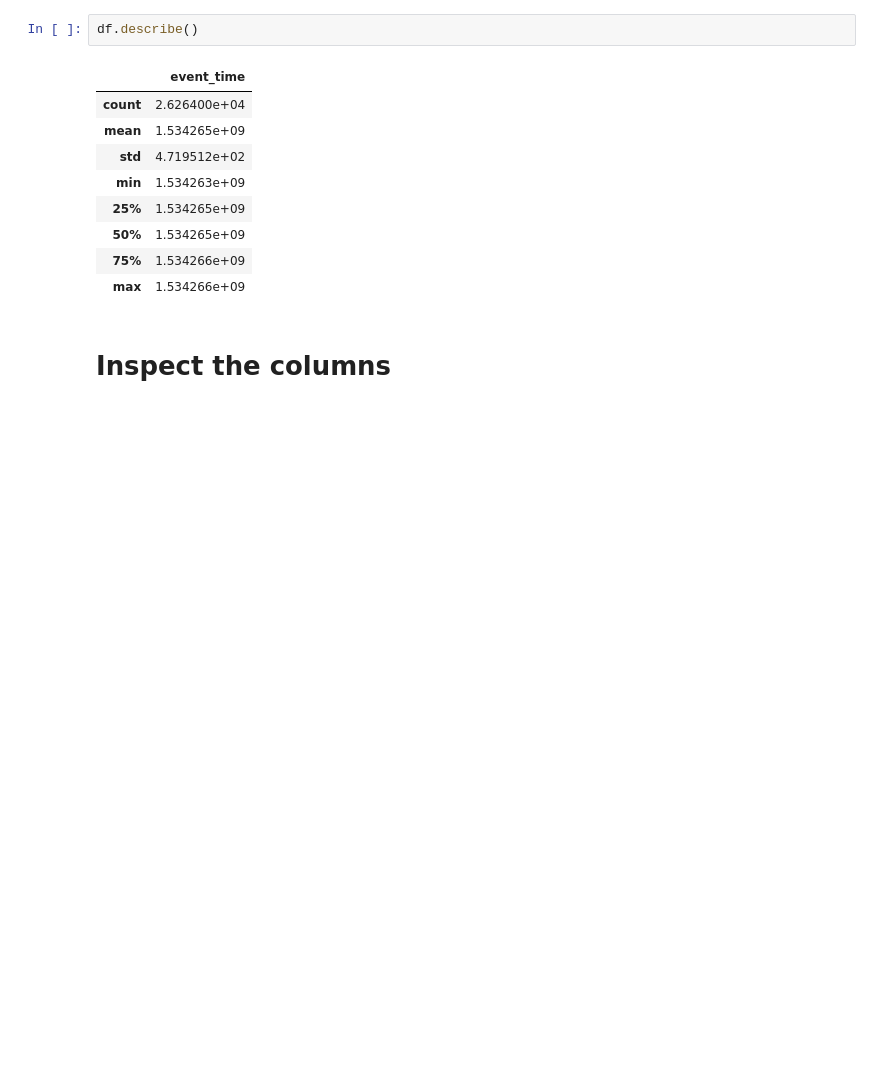
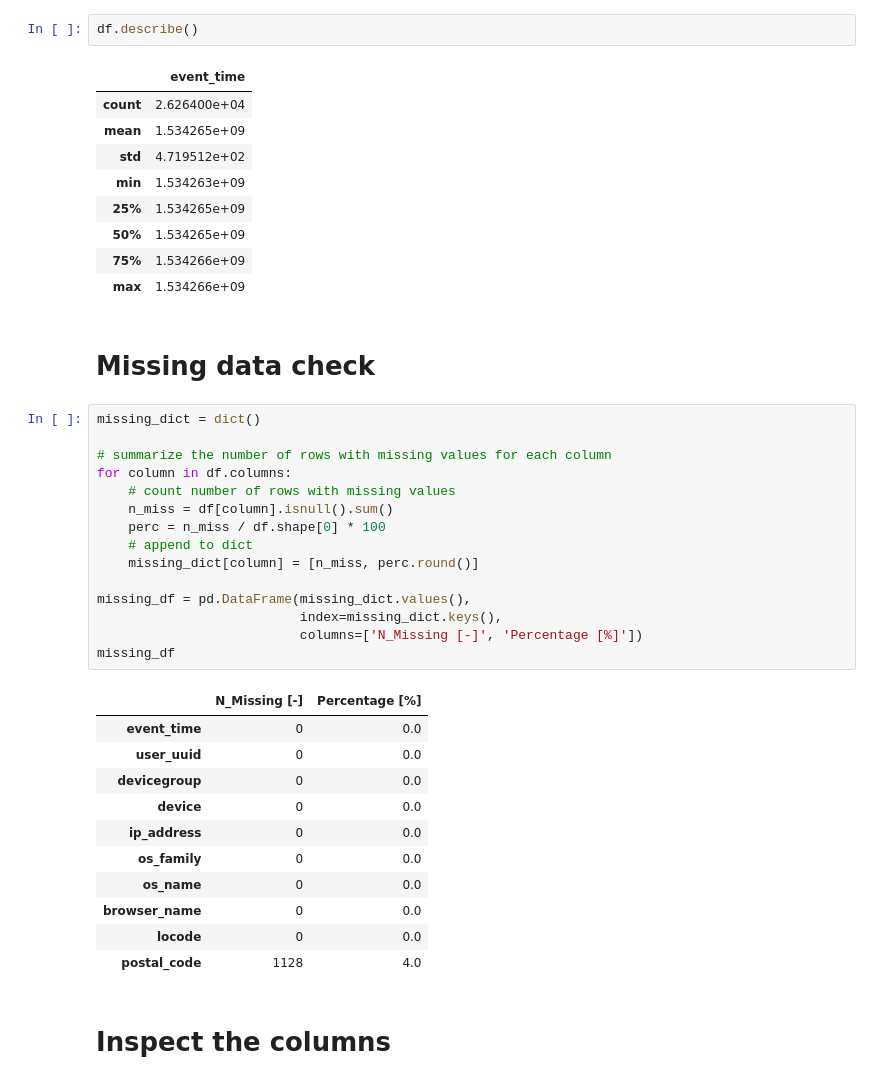
Before and after one commit to piotr-druzdzel/Graphs-for-Household-Devices, a Jupyter notebook: main.ipynb, the cells around one changed output. Saved outputs shown, nothing was run; the diff lists cells and outputs as text; blank space fills up the shorter version.

```diff
--- a/main.ipynb
+++ b/main.ipynb
@@ -50,6 +50,35 @@ df.describe()
 | 50% | 1.534265e+09 |
 | 75% | 1.534266e+09 |
 | max | 1.534266e+09 |
+# %% [markdown]
+# Missing data check
+# %%
+missing_dict = dict()
+
+# summarize the number of rows with missing values for each column
+for column in df.columns:
+    # count number of rows with missing values
+    n_miss = df[column].isnull().sum()
+    perc = n_miss / df.shape[0] * 100
+    # append to dict
+    missing_dict[column] = [n_miss, perc.round()]
+
+missing_df = pd.DataFrame(missing_dict.values(),
+                          index=missing_dict.keys(),
+                          columns=['N_Missing [-]', 'Percentage [%]'])
+missing_df
+# %% [output]
+|  | N_Missing [-] | Percentage [%] |
+| event_time | 0 | 0.0 |
+| user_uuid | 0 | 0.0 |
+| devicegroup | 0 | 0.0 |
+| device | 0 | 0.0 |
+| ip_address | 0 | 0.0 |
+| os_family | 0 | 0.0 |
+| os_name | 0 | 0.0 |
+| browser_name | 0 | 0.0 |
+| locode | 0 | 0.0 |
+| postal_code | 1128 | 4.0 |
 # %% [markdown]
 # Inspect the columns
 # %% [markdown]
```
Also changed, not shown: parts of 5 cells of this notebook.
